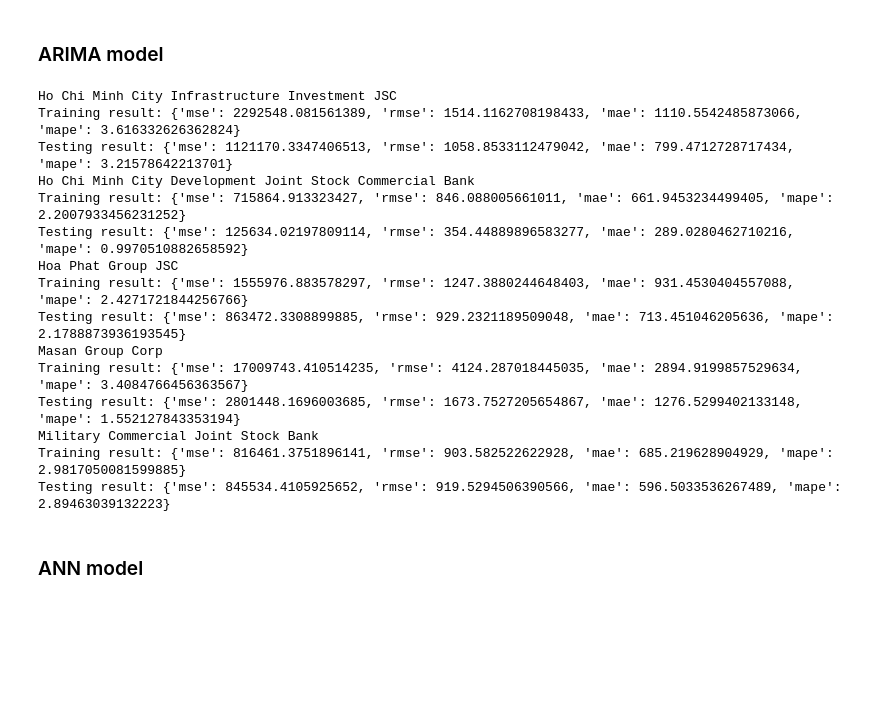
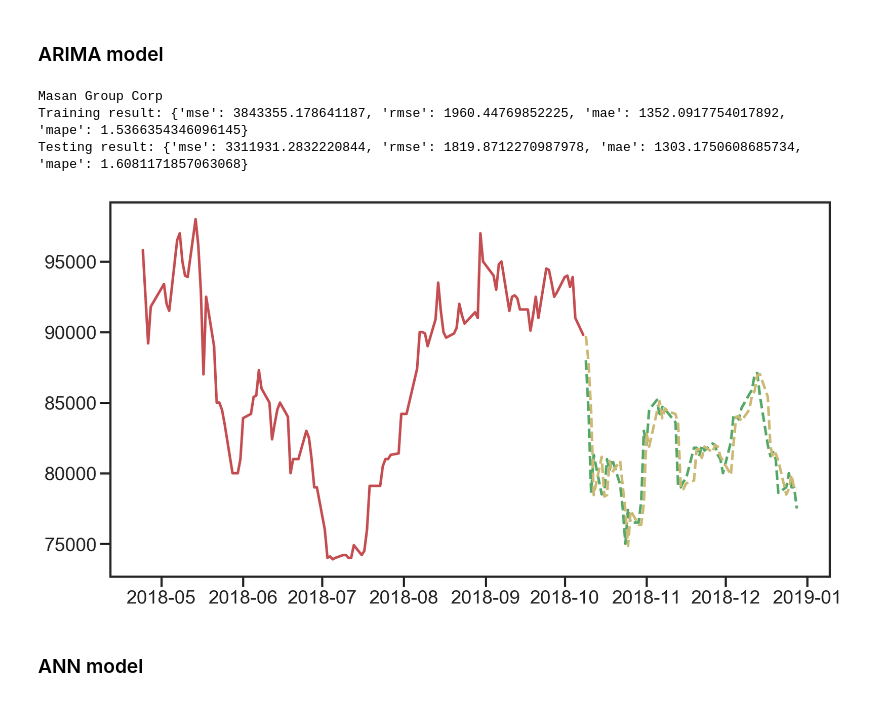
Before and after one commit to thanhphuong163/ForecastingStockPrice_thesis, a Jupyter notebook: get_images.ipynb, the cells around one changed output. Cells and saved outputs as stored; diff of their text form; code cells hidden in the pictures; blank space fills up the shorter version.

```diff
--- a/get_images.ipynb
+++ b/get_images.ipynb
@@ -83,29 +85,37 @@ def calculate_pacf(time_series, lag=20, alpha=0.01):
 ## Run model
 # %% [markdown]
 ### ARIMA model
-# %%
-for ticket in lst_ticket[:5]:
-    time_series = df[df.name == ticket]['close']
-    result = run_model_with_parameters(time_series, model_selection='ARIMA')
-    time.sleep(1)
-    print(ticket)
-    print('Training result:', result['train_evaluation'])
-    print('Testing result:', result['test_evaluation'])
-# %% [output]
-Ho Chi Minh City Infrastructure Investment JSC
-Training result: {'mse': 2292548.081561389, 'rmse': 1514.1162708198433, 'mae': 1110.5542485873066, 'mape': 3.616332626362824}
-Testing result: {'mse': 1121170.3347406513, 'rmse': 1058.8533112479042, 'mae': 799.4712728717434, 'mape': 3.21578642213701}
-Ho Chi Minh City Development Joint Stock Commercial Bank
-Training result: {'mse': 715864.913323427, 'rmse': 846.088005661011, 'mae': 661.9453234499405, 'mape': 2.2007933456231252}
-Testing result: {'mse': 125634.02197809114, 'rmse': 354.44889896583277, 'mae': 289.0280462710216, 'mape': 0.9970510882658592}
-Hoa Phat Group JSC
-Training result: {'mse': 1555976.883578297, 'rmse': 1247.3880244648403, 'mae': 931.4530404557088, 'mape': 2.4271721844256766}
-Testing result: {'mse': 863472.3308899885, 'rmse': 929.2321189509048, 'mae': 713.451046205636, 'mape': 2.1788873936193545}
-Masan Group Corp
-Training result: {'mse': 17009743.410514235, 'rmse': 4124.287018445035, 'mae': 2894.9199857529634, 'mape': 3.4084766456363567}
-Testing result: {'mse': 2801448.1696003685, 'rmse': 1673.7527205654867, 'mae': 1276.5299402133148, 'mape': 1.552127843353194}
-Military Commercial Joint Stock Bank
-Training result: {'mse': 816461.3751896141, 'rmse': 903.582522622928, 'mae': 685.219628904929, 'mape': 2.9817050081599885}
-Testing result: {'mse': 845534.4105925652, 'rmse': 919.5294506390566, 'mae': 596.5033536267489, 'mape': 2.89463039132223}
+# %%
+for ticket in lst_ticket[3:4]:
+    time_series = df[df.name == ticket]['close']
+    # split data
+    time_series = time_series.sort_index()
+    size = len(time_series)
+    start_train = 0.85
+    end_train = 0.95
+    train_start = int(start_train * size)
+    train_end = int(end_train * size)
+    train, test = time_series[train_start:train_end], time_series[train_end:]
+
+    result = run_model_with_parameters(train, test, model_selection='ARIMA', order=(1,0,0))
+    if result['status']:
+        validation = result['model'].validate(test)
+        time.sleep(1)
+        print(ticket)
+        print('Training result:', result['train_evaluation'])
+        print('Testing result:', result['test_evaluation'])
+        fig, ax1 = plt.subplots(nrows=1, ncols=1, figsize=(15, 8))
+        ax1.plot(train, label='in-sample', color='r', linestyle='-')
+        ax1.plot(test, label='held-out', color='g', linestyle='--')
+        ax1.plot(validation, label='predicted held-out', color='y', linestyle='--')
+    #     ax1.plot(df_ann_validation['yhat'], label='validation held-out', color='purple', linestyle='--')
+        plt.show()
+    else:
+        print('None')
+# %% [output]
+Masan Group Corp
+Training result: {'mse': 3843355.178641187, 'rmse': 1960.44769852225, 'mae': 1352.0917754017892, 'mape': 1.5366354346096145}
+Testing result: {'mse': 3311931.2832220844, 'rmse': 1819.8712270987978, 'mae': 1303.1750608685734, 'mape': 1.6081171857063068}
+[figure, added]
 # %% [markdown]
 ### ANN model
```
Also changed, not shown: parts of 8 cells of this notebook, 2 other files.
